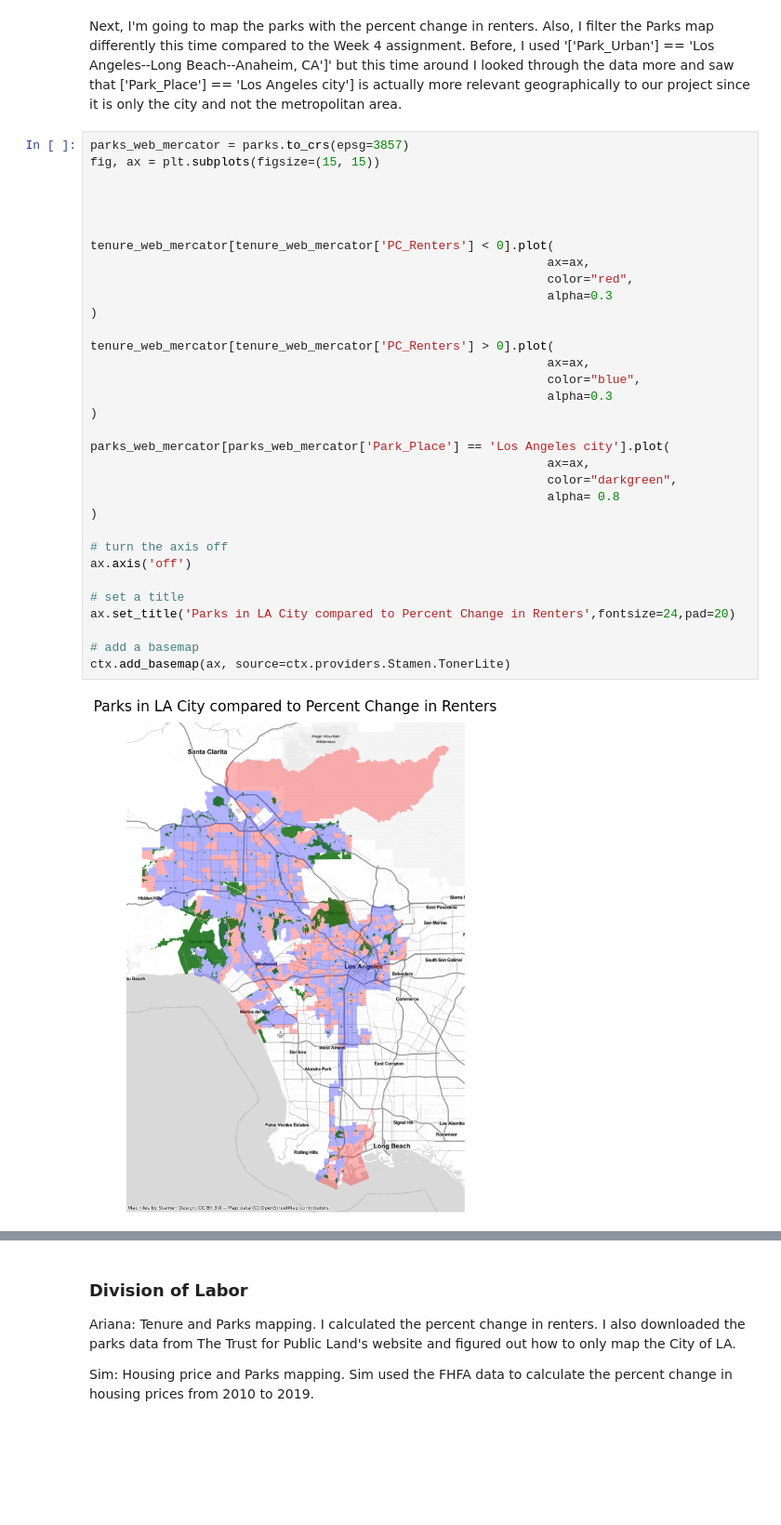
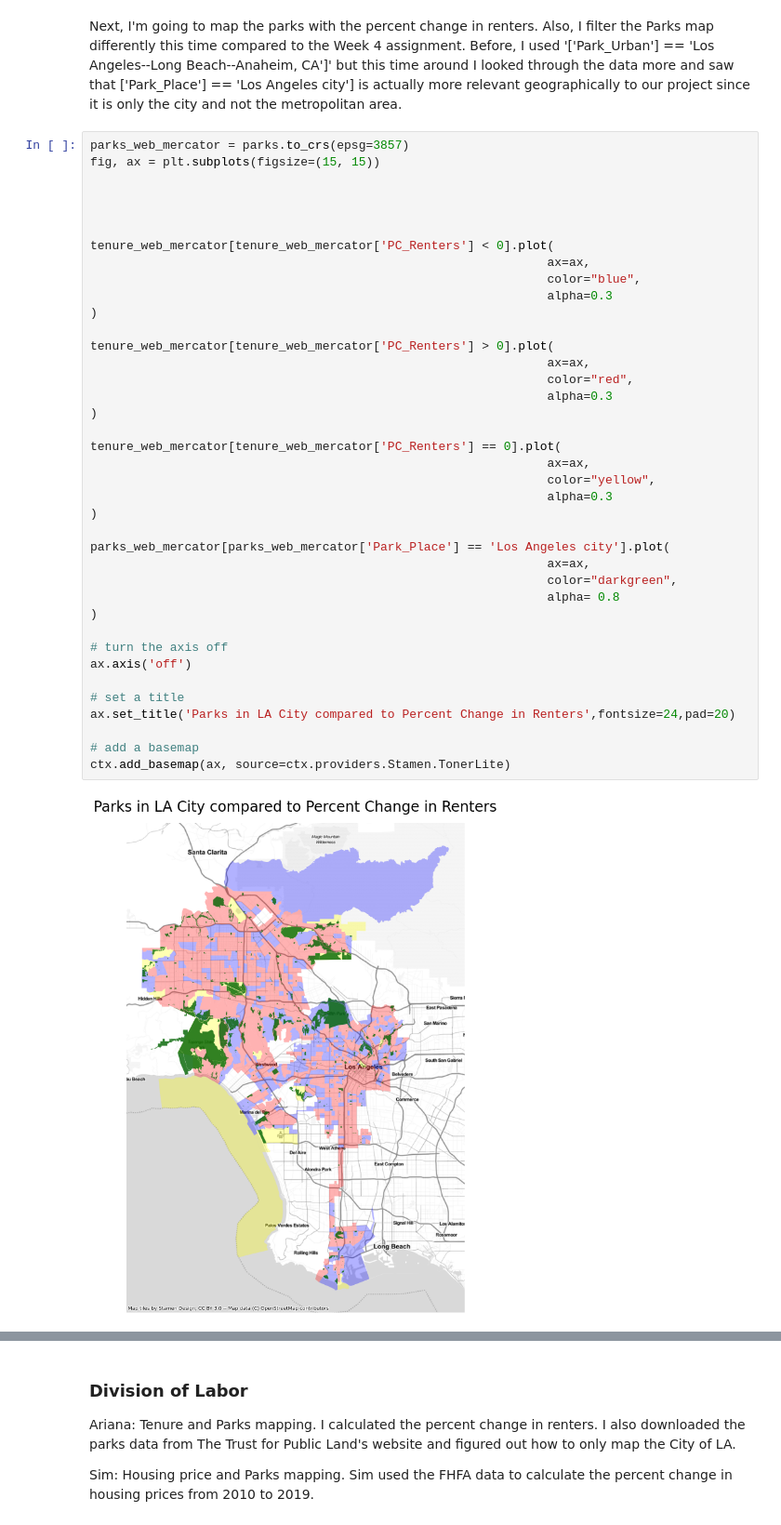
Before and after one commit to arihernandez98/GoAgs, a Jupyter notebook: GroupAssignments/Tenure/Midterm.ipynb, the cells around one changed output, grey strips where cells are left out. Shown at 93% size. Drawn from its saved outputs; the diff is of its cells as text; blank space fills up the shorter version.

```diff
--- a/GroupAssignments/Tenure/Midterm.ipynb
+++ b/GroupAssignments/Tenure/Midterm.ipynb
@@ -341,34 +354,40 @@ parks_web_mercator = parks.to_crs(epsg=3857)
 fig, ax = plt.subplots(figsize=(15, 15))
 
 
 
 
 tenure_web_mercator[tenure_web_mercator['PC_Renters'] < 0].plot(
                                                                ax=ax,
-                                                               color="red",
+                                                               color="blue",
                                                                alpha=0.3
 )
 
 tenure_web_mercator[tenure_web_mercator['PC_Renters'] > 0].plot(
                                                                ax=ax,
-                                                               color="blue",
+                                                               color="red",
+                                                               alpha=0.3
+)
+
+tenure_web_mercator[tenure_web_mercator['PC_Renters'] == 0].plot(
+                                                               ax=ax,
+                                                               color="yellow",
                                                                alpha=0.3
 )
 
 parks_web_mercator[parks_web_mercator['Park_Place'] == 'Los Angeles city'].plot(
                                                                ax=ax,
                                                                color="darkgreen",
                                                                alpha= 0.8
 )
 
 # turn the axis off
 ax.axis('off')
 
 # set a title
 ax.set_title('Parks in LA City compared to Percent Change in Renters',fontsize=24,pad=20)
 
 # add a basemap
 ctx.add_basemap(ax, source=ctx.providers.Stamen.TonerLite)
 # %% [output]
-[figure, old version]
+[figure, new version]
 # %% [markdown]
```
Also changed, not shown: parts of 7 cells of this notebook.
